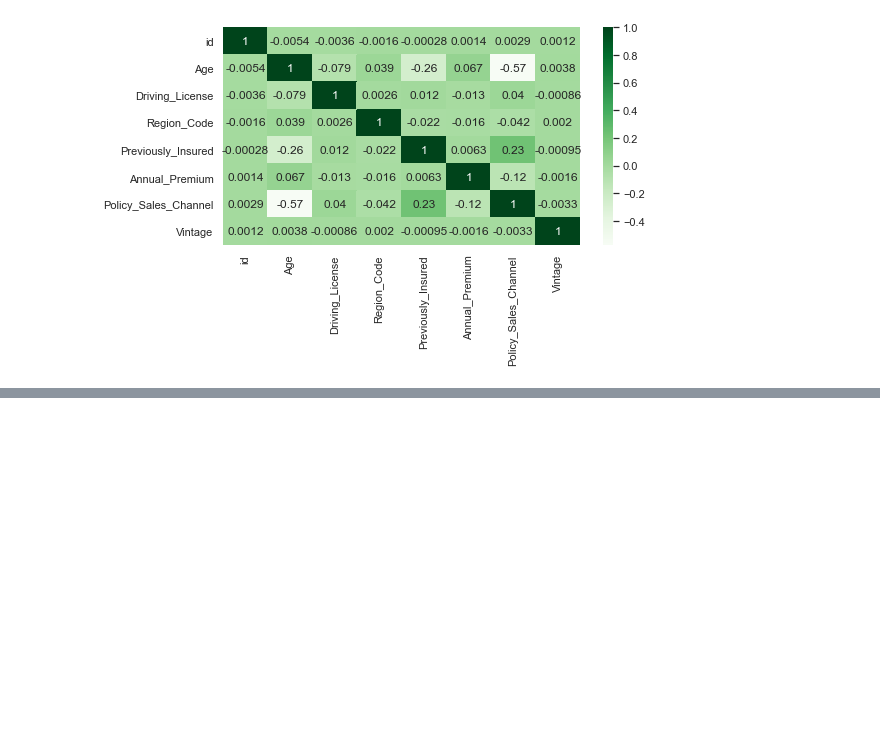
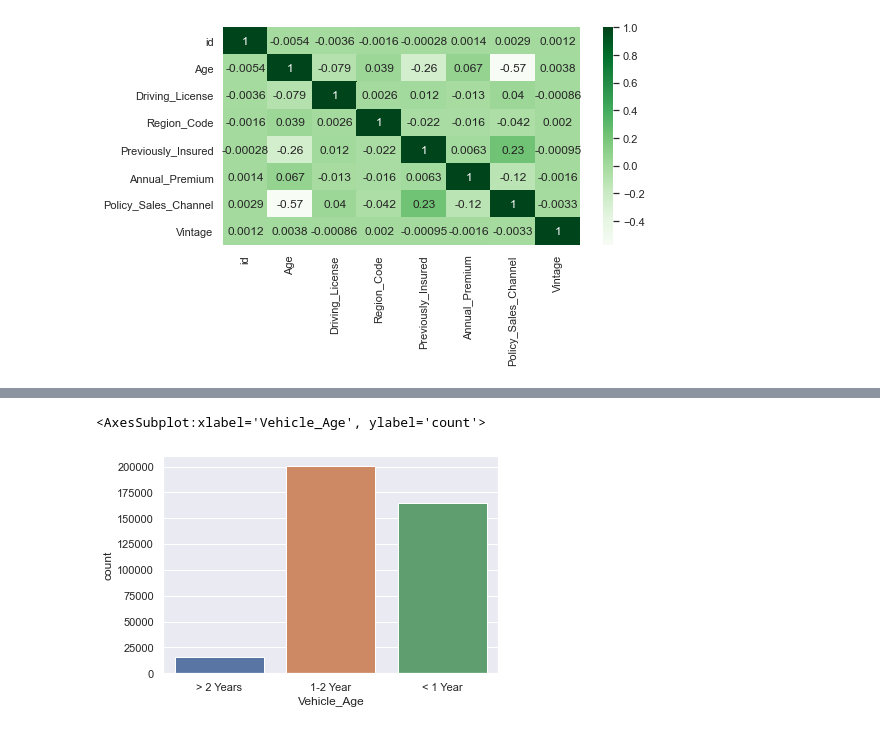
Before and after one commit to yyx2827023/Python_project_vehicle_insurance, a Jupyter notebook: Vehicle Insurance EDA and predict models.ipynb, the cells around one changed output, grey strips where cells are left out. Saved outputs shown, nothing was run; the diff lists cells and outputs as text; code cells hidden in the pictures; blank space fills up the shorter version.

```diff
--- a/Vehicle Insurance EDA and predict models.ipynb
+++ b/Vehicle Insurance EDA and predict models.ipynb
@@ -97,0 +173,5 @@ sns.heatmap(test.corr(),cmap='Greens',annot=True)
+# %%
+sns.countplot(train.Vehicle_Age)
+# %% [output]
+<AxesSubplot:xlabel='Vehicle_Age', ylabel='count'>
+[figure, added]
```
Also changed, not shown: parts of 13 cells of this notebook.
